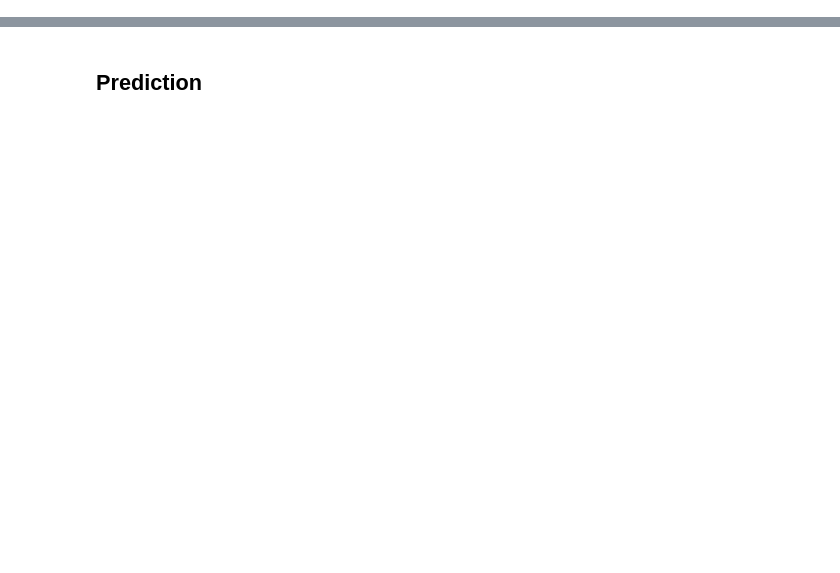
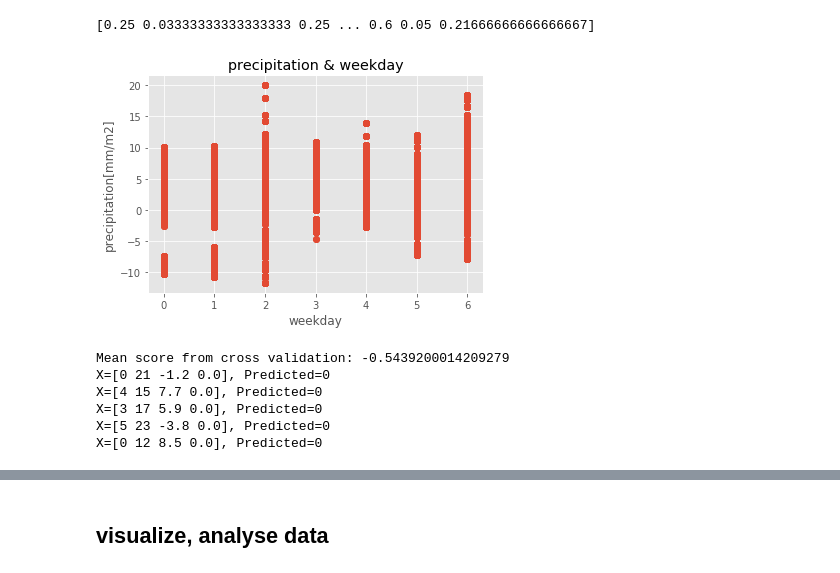
Before and after one commit to nasty-bos/creative_data_mining, a Jupyter notebook: delay.ipynb, the cells around one changed output, grey strips where cells are left out. Cells and saved outputs as stored; diff of their text form; code cells hidden in the pictures; blank space fills up the shorter version.

Commit message:
linear regression succesfull

```diff
--- a/delay.ipynb
+++ b/delay.ipynb
@@ -176,0 +148,57 @@ plt.show()
+# %%
+from sklearn.svm import SVC
+from sklearn import model_selection
+from sklearn.linear_model import LogisticRegression
+from sklearn.datasets import make_regression
+from sklearn.model_selection import cross_val_score
+import pickle
+
+dataframe = scurr
+array = dataframe.values
+X = array[:,[2,3,4,5]]
+Y = array[:,[1]].ravel()
+print(Y)
+Y = Y.astype('int')
+test_size = 0.33
+seed = 42
+X_train, X_test, Y_train, Y_test = model_selection.train_test_split(X, Y, test_size=test_size, random_state=seed)
+
+plt.scatter(X[:, 0], X[:, 2])
+plt.xlabel('weekday')
+plt.ylabel('precipitation[mm/m2]')
+plt.title('precipitation & weekday')
+plt.savefig('./output/weekdays&rain.png', format='png', dpi=800)
+plt.show()
+
+
+# its going down
+# model = SVC(kernel = 'linear', C = 1.0, decision_function_shape='ovo')
+model = LogisticRegression()
+model.fit(X_train, Y_train)
+
+scores = cross_val_score(model, X_train, Y_train, scoring='neg_mean_squared_error')
+print('Mean score from cross validation:', scores.mean())
+
+# # save the model to disk
+# filename = 'first_prediction.sav'
+# pickle.dump(model, open(filename, 'wb'))
+
+# # load the model from disk
+# loaded_model = pickle.load(open(filename, 'rb'))
+# result = loaded_model.score(X_test, Y_test)
+# print(result)
+
+pred = model.predict(X_test)
+for i in range(5):
+    print("X=%s, Predicted=%s" % (X_test[i], Y_test[i]))
+
+display(Audio("./weather/ape.mp3", autoplay=True))
+# %% [output]
+[0.25 0.03333333333333333 0.25 ... 0.6 0.05 0.21666666666666667]
+[figure, added]
+Mean score from cross validation: -0.5439200014209279
+X=[0 21 -1.2 0.0], Predicted=0
+X=[4 15 7.7 0.0], Predicted=0
+X=[3 17 5.9 0.0], Predicted=0
+X=[5 23 -3.8 0.0], Predicted=0
+X=[0 12 8.5 0.0], Predicted=0
@@ -177,3 +206,5 @@ plt.show()
+# %% [markdown]
+## visualize, analyse data
 # %%
 from mpl_toolkits.mplot3d import Axes3D
 
@@ -261,5 +287,3 @@ slope, intercept, r_value, p_value, std_err = stats.linregress(smooth.loc[:, 'ra
 print("r-squared value between rain and delay:", r_value ** 2)
 
 display(Audio("./weather/ape.mp3", autoplay=True))
-# %% [markdown]
-## Prediction
```
Also changed, not shown: parts of 18 cells of this notebook.
